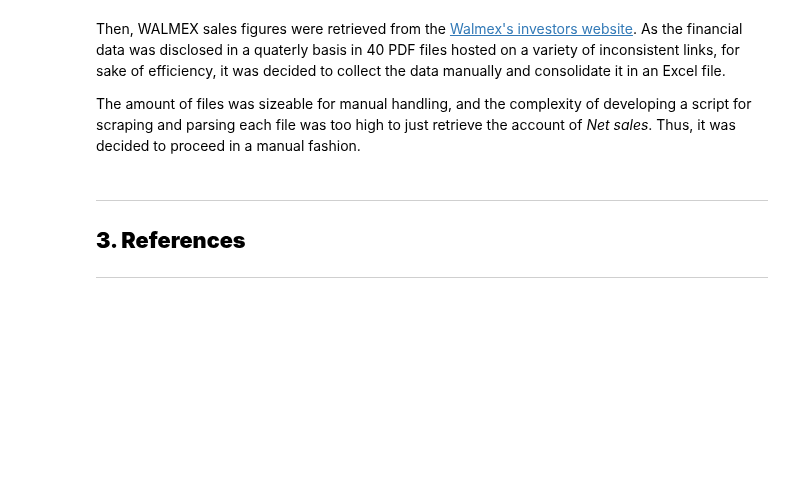
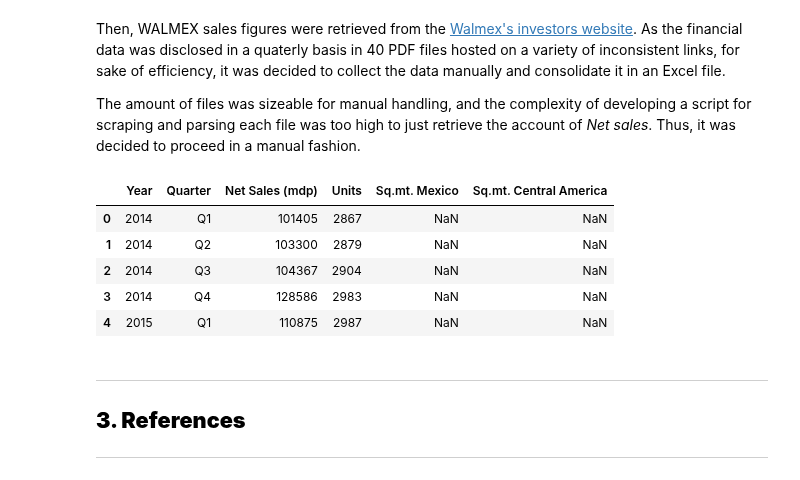
Before and after one commit to DanielEduardoLopez/SalesForecasting, a Jupyter notebook: 1_SalesPrediction_DataCollection.ipynb, the cells around one changed output. Saved outputs shown, nothing was run; the diff lists cells and outputs as text; code cells hidden in the pictures; blank space fills up the shorter version.

Commit message:
Loaded sales data

```diff
--- a/1_SalesPrediction_DataCollection.ipynb
+++ b/1_SalesPrediction_DataCollection.ipynb
@@ -126,6 +126,18 @@ df.head()
 Then, WALMEX sales figures were retrieved from the <a href="https://www.walmex.mx/en/financial-information/annual.html">Walmex's investors website</a>. As the financial data was disclosed in a quaterly basis in 40 PDF files hosted on a variety of inconsistent links, for sake of efficiency, it was decided to collect the data manually and consolidate it in an Excel file.
 
 The amount of files was sizeable for manual handling, and the complexity of developing a script for scraping and parsing each file was too high to just retrieve the account of *Net sales*. Thus, it was decided to proceed in a manual fashion.
+# %%
+# Loading sales data
+link = 'https://github.com/DanielEduardoLopez/SalesPrediction/raw/main/Walmex_Quarterly_Net_Sales.xlsx'
+sales_df = pd.read_excel(link)
+sales_df.head()
+# %% [output]
+|  | Year | Quarter | Net Sales (mdp) | Units | Sq.mt. Mexico | Sq.mt. Central America |
+| 0 | 2014 | Q1 | 101405 | 2867 | NaN | NaN |
+| 1 | 2014 | Q2 | 103300 | 2879 | NaN | NaN |
+| 2 | 2014 | Q3 | 104367 | 2904 | NaN | NaN |
+| 3 | 2014 | Q4 | 128586 | 2983 | NaN | NaN |
+| 4 | 2015 | Q1 | 110875 | 2987 | NaN | NaN |
 # %% [markdown]
 <a class="anchor" id="references"></a>
 ___
```
Also changed, not shown: parts of 2 cells of this notebook.
